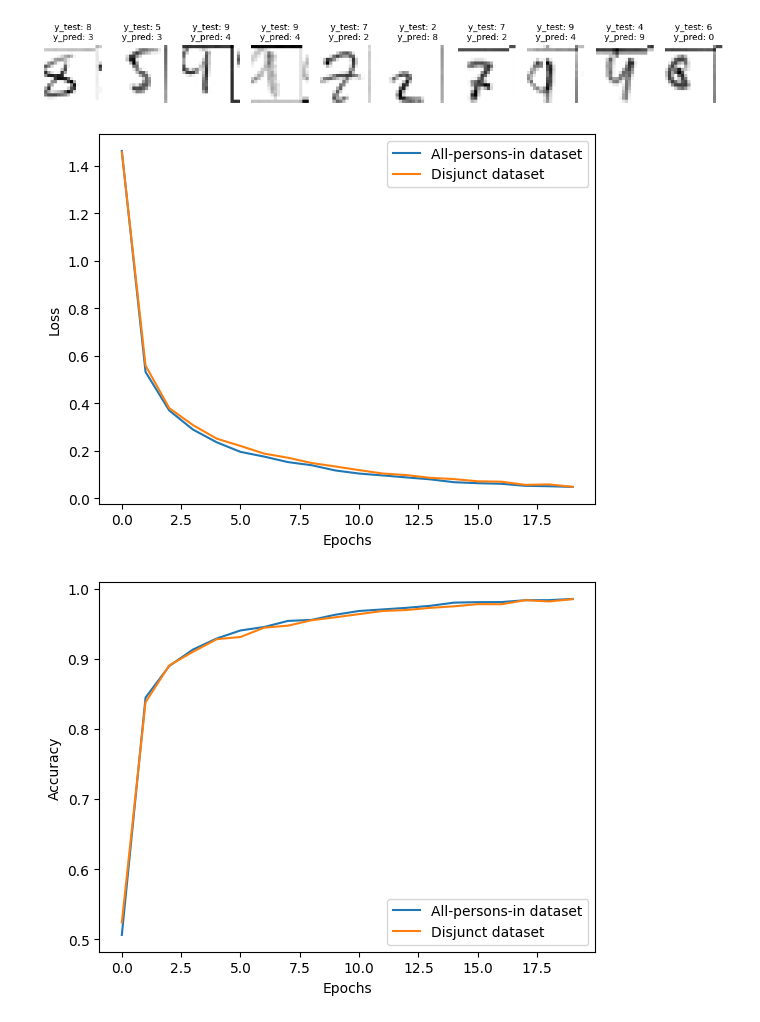
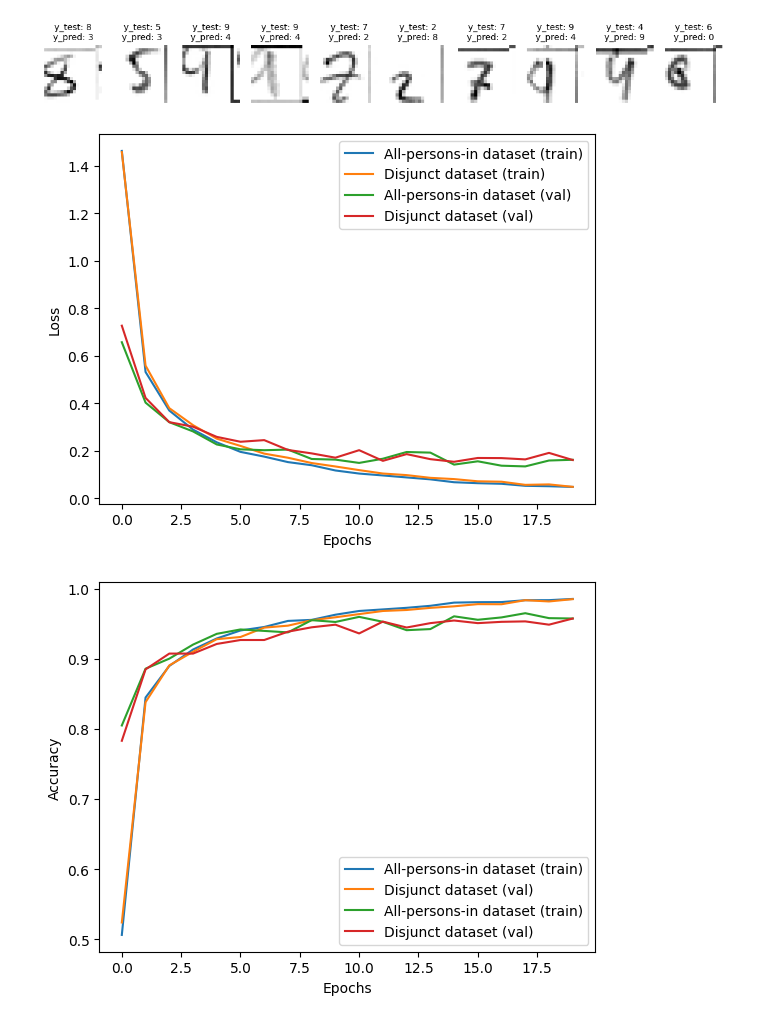
Before and after one commit to PsorTheDoctor/statistical-ml, a Jupyter notebook: final_project.ipynb, the cells around one changed output. Cells and saved outputs as stored; diff of their text form; code cells hidden in the pictures.

```diff
--- a/final_project.ipynb
+++ b/final_project.ipynb
@@ -86,20 +86,24 @@ eval_model(model)
 250/250 [==============================] - 1s 4ms/step
 [figure]
 # %%
-plt.plot(history_all_in.history['loss'], label='All-persons-in dataset')
-plt.plot(history_disjunct.history['loss'], label='Disjunct dataset')
+plt.plot(history_all_in.history['loss'], label='All-persons-in dataset (train)')
+plt.plot(history_disjunct.history['loss'], label='Disjunct dataset (train)')
+plt.plot(history_all_in.history['val_loss'], label='All-persons-in dataset (val)')
+plt.plot(history_disjunct.history['val_loss'], label='Disjunct dataset (val)')
 plt.xlabel('Epochs')
 plt.ylabel('Loss')
 plt.legend()
 plt.show()
 # %% [output]
-[figure, old version]
+[figure, new version]
 # %%
-plt.plot(history_all_in.history['accuracy'], label='All-persons-in dataset')
-plt.plot(history_disjunct.history['accuracy'], label='Disjunct dataset')
+plt.plot(history_all_in.history['accuracy'], label='All-persons-in dataset (train)')
+plt.plot(history_disjunct.history['accuracy'], label='Disjunct dataset (val)')
+plt.plot(history_all_in.history['val_accuracy'], label='All-persons-in dataset (train)')
+plt.plot(history_disjunct.history['val_accuracy'], label='Disjunct dataset (val)')
 plt.xlabel('Epochs')
 plt.ylabel('Accuracy')
 plt.legend()
 plt.show()
 # %% [output]
-[figure, old version]
+[figure, new version]
```
